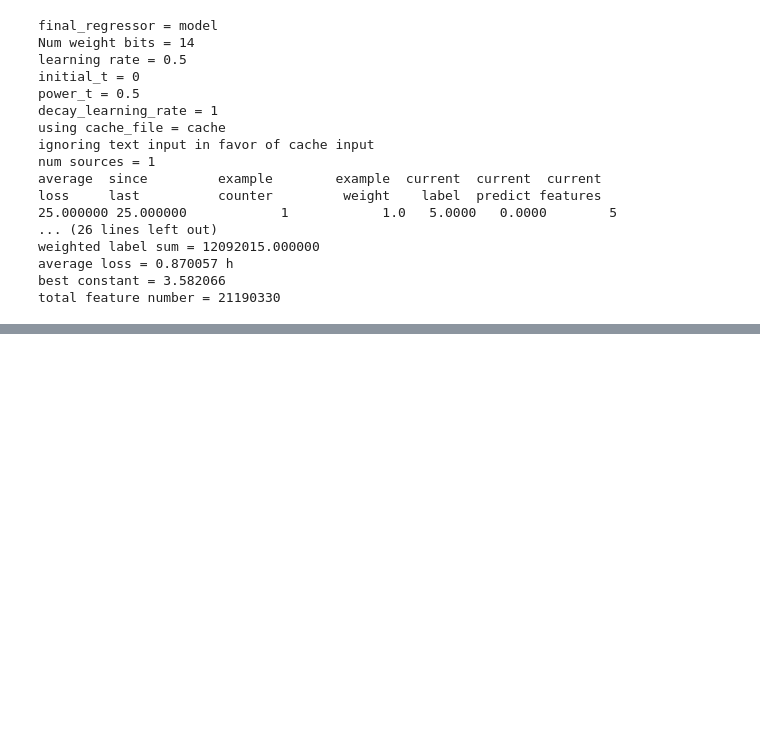
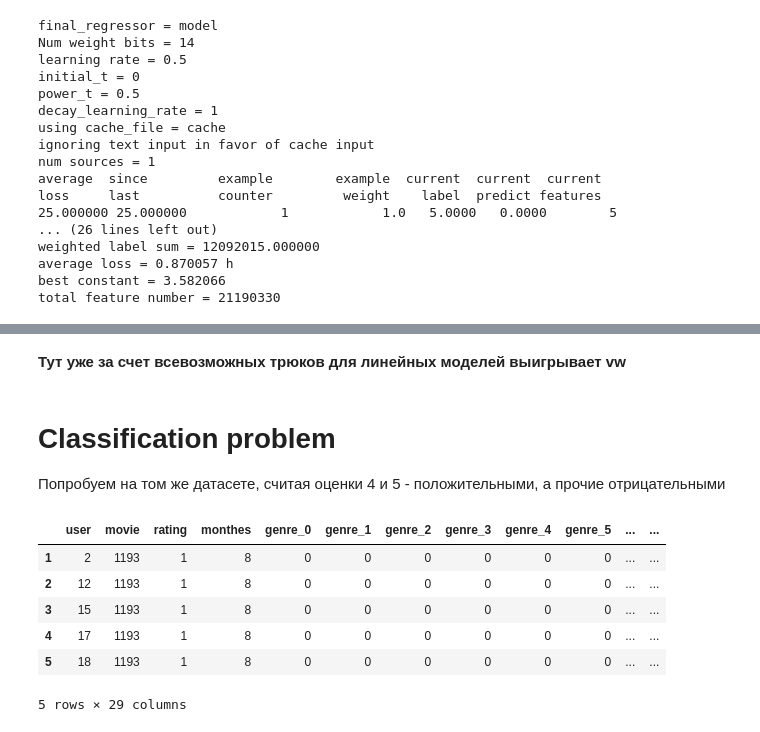
Before and after one commit to adelkhafizova/veryownFM, a Jupyter notebook: benchmarks/DataFormatPreparation.ipynb, the cells around one changed output, grey strips where cells are left out. Saved outputs shown, nothing was run; the diff lists cells and outputs as text; code cells hidden in the pictures; blank space fills up the shorter version.

```diff
--- a/benchmarks/DataFormatPreparation.ipynb
+++ b/benchmarks/DataFormatPreparation.ipynb
@@ -430,0 +409,18 @@ total feature number = 21190330
+# %% [markdown]
+**Тут уже за счет всевозможных трюков для линейных моделей выигрывает vw**
+# %% [markdown]
+# Classification problem
+
+Попробуем на том же датасете, считая оценки 4 и 5 - положительными, а прочие отрицательными
+# %%
+train.rating = (train.rating > 3).astype('uint8')
+test.rating = (test.rating > 3).astype('uint8')
+train.head()
+# %% [output]
+|  | user | movie | rating | monthes | genre_0 | genre_1 | genre_2 | genre_3 | genre_4 | genre_5 | ... | ... |
+| 1 | 2 | 1193 | 1 | 8 | 0 | 0 | 0 | 0 | 0 | 0 | ... | ... |
+| 2 | 12 | 1193 | 1 | 8 | 0 | 0 | 0 | 0 | 0 | 0 | ... | ... |
+| 3 | 15 | 1193 | 1 | 8 | 0 | 0 | 0 | 0 | 0 | 0 | ... | ... |
+| 4 | 17 | 1193 | 1 | 8 | 0 | 0 | 0 | 0 | 0 | 0 | ... | ... |
+| 5 | 18 | 1193 | 1 | 8 | 0 | 0 | 0 | 0 | 0 | 0 | ... | ... |
+5 rows × 29 columns
```
Also changed, not shown: parts of 15 cells of this notebook.
